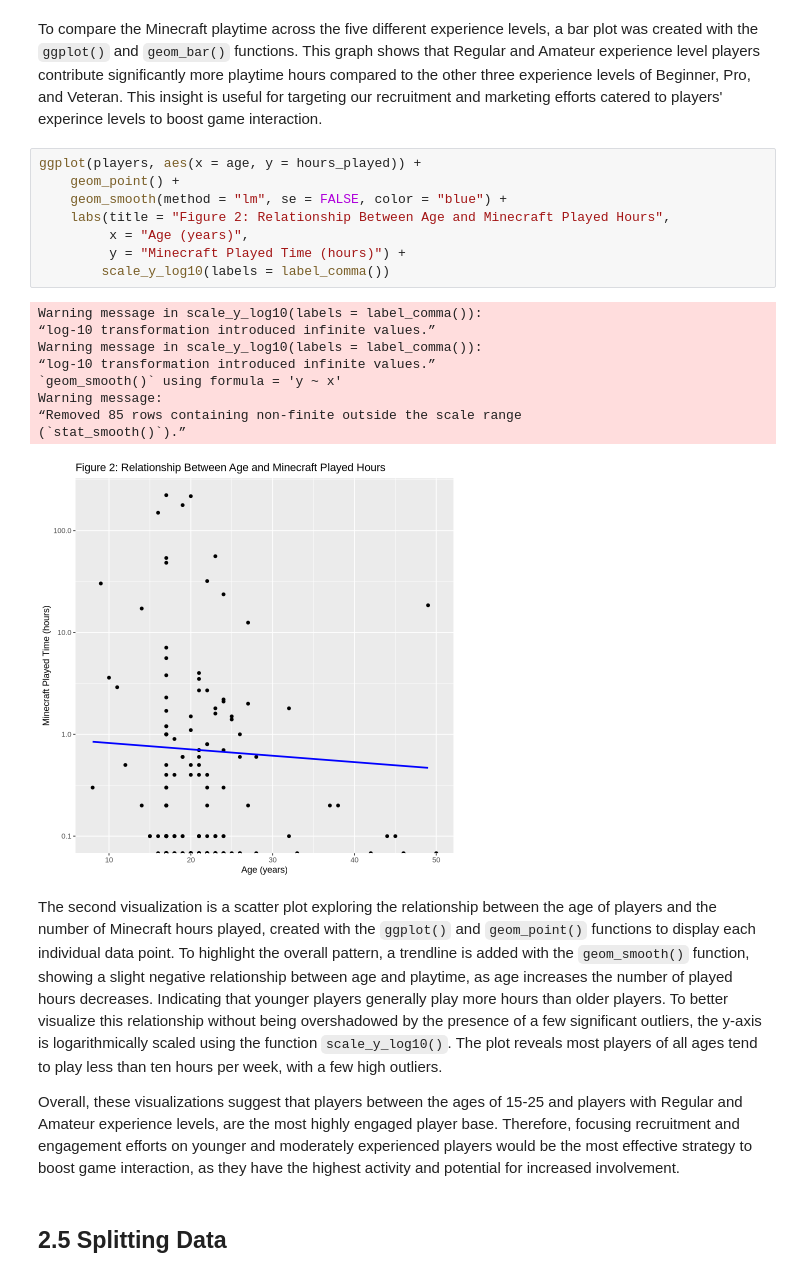
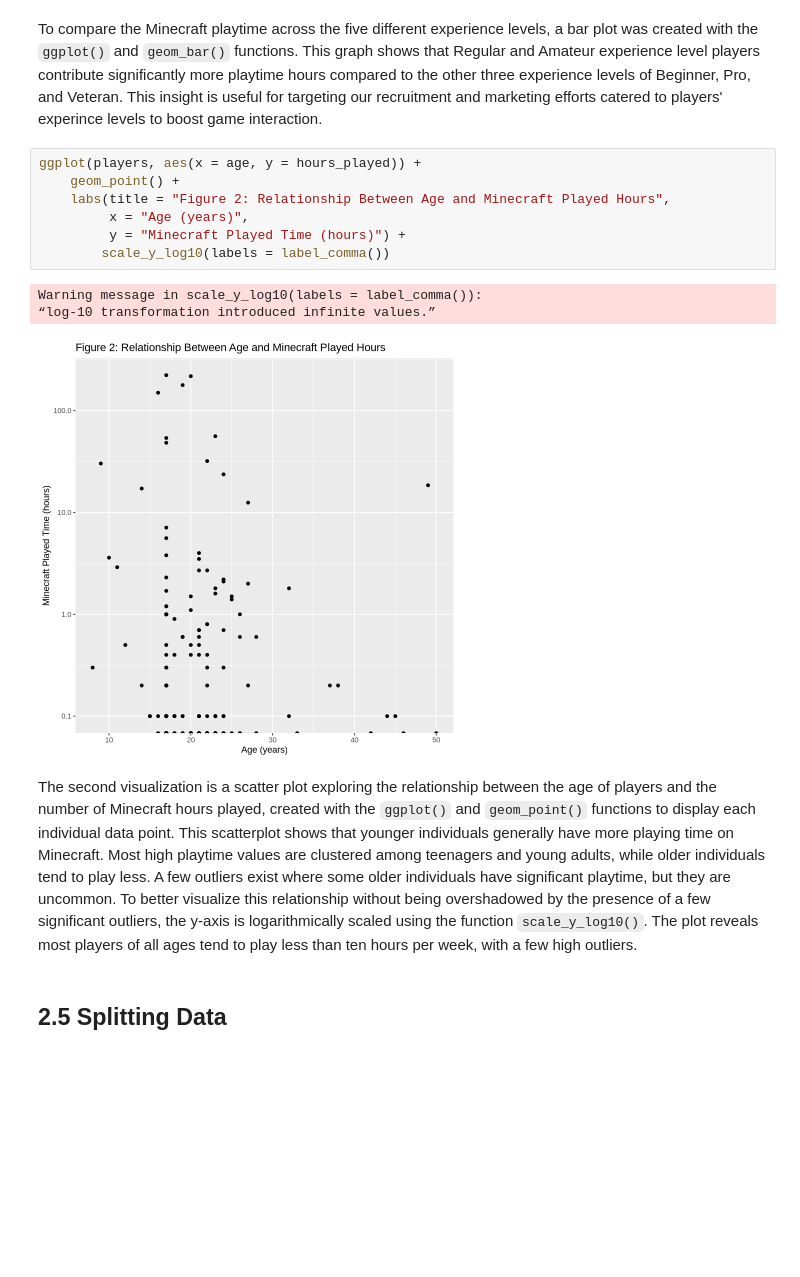
Before and after one commit to azoli113/DSCI100-Project-Group-006-36, a Jupyter notebook: Final Project.ipynb, the cells around one changed output. Saved outputs shown, nothing was run; the diff lists cells and outputs as text; blank space fills up the shorter version.

```diff
--- a/Final Project.ipynb
+++ b/Final Project.ipynb
@@ -167,25 +167,16 @@ To compare the Minecraft playtime across the five different experience levels, a
 # %%
 ggplot(players, aes(x = age, y = hours_played)) +
     geom_point() +
-    geom_smooth(method = "lm", se = FALSE, color = "blue") +
     labs(title = "Figure 2: Relationship Between Age and Minecraft Played Hours",
          x = "Age (years)",
          y = "Minecraft Played Time (hours)") +
         scale_y_log10(labels = label_comma())
 # %% [output]
 Warning message in scale_y_log10(labels = label_comma()):
 “log-10 transformation introduced infinite values.”
-Warning message in scale_y_log10(labels = label_comma()):
-“log-10 transformation introduced infinite values.”
-`geom_smooth()` using formula = 'y ~ x'
-Warning message:
-“Removed 85 rows containing non-finite outside the scale range
-(`stat_smooth()`).”
-[figure, old version]
+[figure, new version]
 # %% [markdown]
-The second visualization is a scatter plot exploring the relationship between the age of players and the number of Minecraft hours played, created with the `ggplot()` and `geom_point()` functions to display each individual data point. To highlight the overall pattern, a trendline is added with the `geom_smooth()` function, showing a slight negative relationship between age and playtime, as age increases the number of played hours decreases. Indicating that younger players generally play more hours than older players. To better visualize this relationship without being overshadowed by the presence of a few significant outliers, the y-axis is logarithmically scaled using the function `scale_y_log10()`. The plot reveals most players of all ages tend to play less than ten hours per week, with a few high outliers.
-
-Overall, these visualizations suggest that players between the ages of 15-25 and players with Regular and Amateur experience levels, are the most highly engaged player base. Therefore, focusing recruitment and engagement efforts on younger and moderately experienced players would be the most effective strategy to boost game interaction, as they have the highest activity and potential for increased involvement.
+The second visualization is a scatter plot exploring the relationship between the age of players and the number of Minecraft hours played, created with the `ggplot()` and `geom_point()` functions to display each individual data point. This scatterplot shows that younger individuals generally have more playing time on Minecraft. Most high playtime values are clustered among teenagers and young adults, while older individuals tend to play less. A few outliers exist where some older individuals have significant playtime, but they are uncommon. To better visualize this relationship without being overshadowed by the presence of a few significant outliers, the y-axis is logarithmically scaled using the function `scale_y_log10()`. The plot reveals most players of all ages tend to play less than ten hours per week, with a few high outliers.
 # %% [markdown]
 ## 2.5 Splitting Data
 # %%
```
